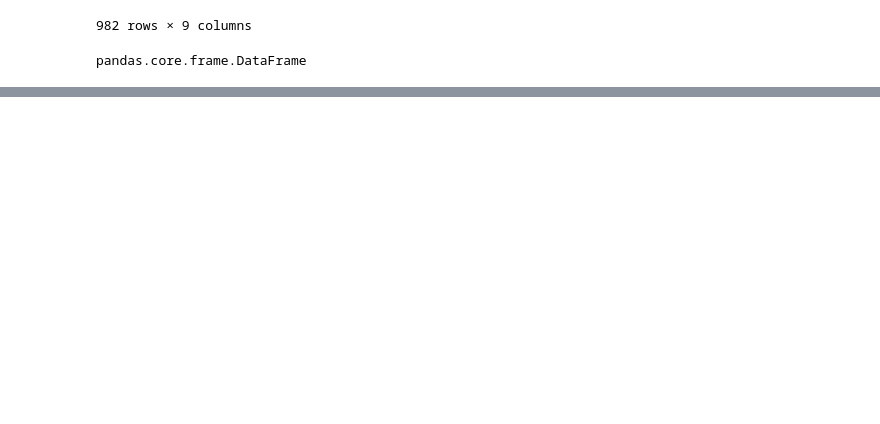
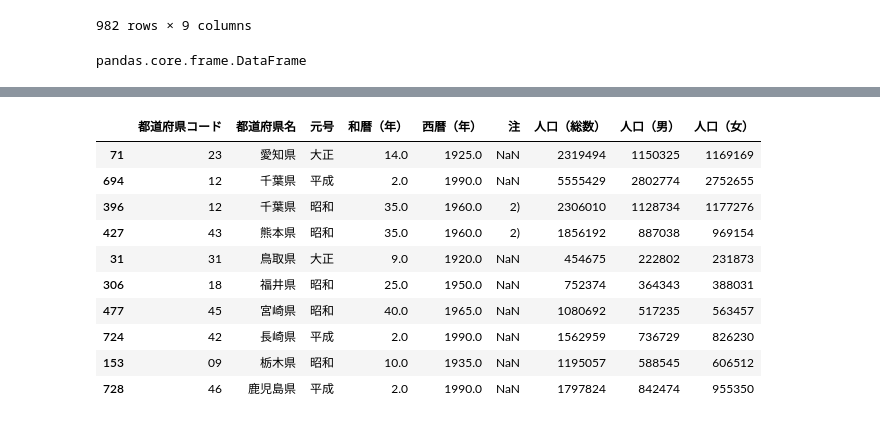
Before and after one commit to ishizukamaaya/CARAVAN, a Jupyter notebook: population.ipynb, the cells around one changed output, grey strips where cells are left out. Cells and saved outputs as stored; diff of their text form; code cells hidden in the pictures; blank space fills up the shorter version.

```diff
--- a/population.ipynb
+++ b/population.ipynb
@@ -31,0 +109,14 @@ pandas.core.frame.DataFrame
+# %%
+df_population_data.sample(10)
+# %% [output]
+|  | 都道府県コード | 都道府県名 | 元号 | 和暦（年） | 西暦（年） | 注 | 人口（総数） | 人口（男） | 人口（女） |
+| 71 | 23 | 愛知県 | 大正 | 14.0 | 1925.0 | NaN | 2319494 | 1150325 | 1169169 |
+| 694 | 12 | 千葉県 | 平成 | 2.0 | 1990.0 | NaN | 5555429 | 2802774 | 2752655 |
+| 396 | 12 | 千葉県 | 昭和 | 35.0 | 1960.0 | 2) | 2306010 | 1128734 | 1177276 |
+| 427 | 43 | 熊本県 | 昭和 | 35.0 | 1960.0 | 2) | 1856192 | 887038 | 969154 |
+| 31 | 31 | 鳥取県 | 大正 | 9.0 | 1920.0 | NaN | 454675 | 222802 | 231873 |
+| 306 | 18 | 福井県 | 昭和 | 25.0 | 1950.0 | NaN | 752374 | 364343 | 388031 |
+| 477 | 45 | 宮崎県 | 昭和 | 40.0 | 1965.0 | NaN | 1080692 | 517235 | 563457 |
+| 724 | 42 | 長崎県 | 平成 | 2.0 | 1990.0 | NaN | 1562959 | 736729 | 826230 |
+| 153 | 09 | 栃木県 | 昭和 | 10.0 | 1935.0 | NaN | 1195057 | 588545 | 606512 |
+| 728 | 46 | 鹿児島県 | 平成 | 2.0 | 1990.0 | NaN | 1797824 | 842474 | 955350 |
```
Also changed, not shown: parts of 10 cells of this notebook.
